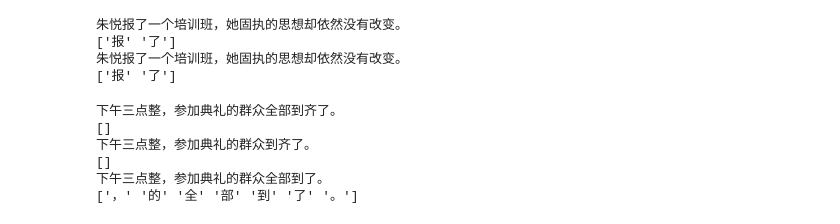
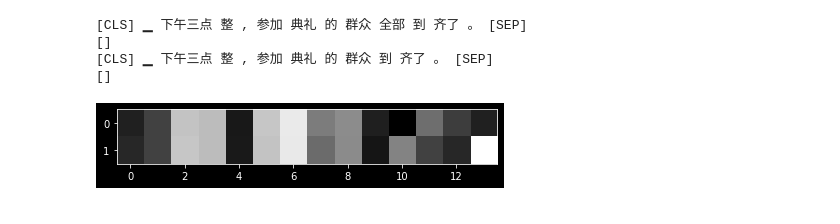
Before and after one commit to holajoa/chinese-grammar-error-detection, a Jupyter notebook: notebooks/pipeline.ipynb, the cells around one changed output. Cells and saved outputs as stored; diff of their text form; code cells hidden in the pictures.

```diff
--- a/notebooks/pipeline.ipynb
+++ b/notebooks/pipeline.ipynb
@@ -15,39 +19,0 @@ MODEL_SIZE = 'base'
-# %%
-# checkpoints = [
-#     '../finetuned_models/ner_run_aug_74866/fold0/checkpoint-4065/pytorch_model.bin',
-#     '../finetuned_models/ner_run_aug_74866/fold1/checkpoint-8130/pytorch_model.bin',
-#     '../finetuned_models/ner_run_aug_74866/fold2/checkpoint-4065/pytorch_model.bin',
-#     '../finetuned_models/ner_run_aug_74866/fold3/checkpoint-8130/pytorch_model.bin',
-#     '../finetuned_models/ner_run_aug_74866/fold4/checkpoint-4065/pytorch_model.bin',
-#     '../finetuned_models/ner_run_aug_74866/fold5/checkpoint-4065/pytorch_model.bin',
-#     '../finetuned_models/ner_run_aug_74866/fold6/checkpoint-8130/pytorch_model.bin',
-#     '../finetuned_models/ner_run_aug_74866/fold7/checkpoint-8130/pytorch_model.bin',
-#     '../finetuned_models/ner_run_aug_74866/fold8/checkpoint-4065/pytorch_model.bin',
-#     '../finetuned_models/ner_run_aug_74866/fold9/checkpoint-8130/pytorch_model.bin'
-# ]
-
-checkpoints = [f'../finetuned_models/balanced_trial/fold{i}/checkpoint-2865/pytorch_model.bin' for i in range(10)]
-
-model_name = 'hfl/chinese-macbert-base' if MODEL_SIZE == 'base' else 'hfl/chinese-macbert-large'
-max_length = 128 if MODEL_SIZE == 'base' else 64
-
-# device = torch.device("cpu")
-device = torch.device("cuda:0")
-
-data_configs = {
-    'model_name':model_name,
-    'maxlength':max_length,
-    'train_val_split':-1,
-    'test':True,
-    'remove_username':False,
-    'remove_punctuation':False,
-    'to_simplified':False,
-    'emoji_to_text':False,
-    'split_words':False,
-    'cut_all':False,
-}
-clf = PipelineGED(model_name=model_name, data_configs=data_configs)
-
-def apply_ged_pipeline(texts):
-    probs, seq_probs, err_char = clf(texts=texts, checkpoints=checkpoints, device=device, output_probabilities=True, display=True)
-    return probs, seq_probs, err_char
@@ -190,29 +250,15 @@ probs, seq_probs, err_tokens = clf(texts=texts, checkpoints=checkpoints, device=
 # %%
 texts = [
-    '朱悦报了一个培训班，她固执的思想却依然没有改变。',
-    '朱悦报了一个培训班，她固执的思想却依然没有改变。',
+    '下午三点整，参加典礼的群众全部到齐了。',
+     '下午三点整，参加典礼的群众到齐了。',
 ]
 
 probs, seq_probs, err_tokens = clf(texts=texts, checkpoints=checkpoints, device=device, output_probabilities=True)
 # %% [output]
-朱悦报了一个培训班，她固执的思想却依然没有改变。
-['报' '了']
-朱悦报了一个培训班，她固执的思想却依然没有改变。
-['报' '了']
+[CLS] ▁ 下午三点 整 , 参加 典礼 的 群众 全部 到 齐了 。 [SEP]
+[]
+[CLS] ▁ 下午三点 整 , 参加 典礼 的 群众 到 齐了 。 [SEP]
+[]
+[figure, added]
-# %%
-texts = [
-    '下午三点整，参加典礼的群众全部到齐了。',
-     '下午三点整，参加典礼的群众到齐了。',
-     '下午三点整，参加典礼的群众全部到了。',
-]
-
-probs, seq_probs, err_tokens = clf(texts=texts, checkpoints=checkpoints, device=device, output_probabilities=True)
-# %% [output]
-下午三点整，参加典礼的群众全部到齐了。
-[]
-下午三点整，参加典礼的群众到齐了。
-[]
-下午三点整，参加典礼的群众全部到了。
-['，' '的' '全' '部' '到' '了' '。']
 # %%
 texts = [
```
Also changed, not shown: parts of 15 cells of this notebook, 14 other files.
